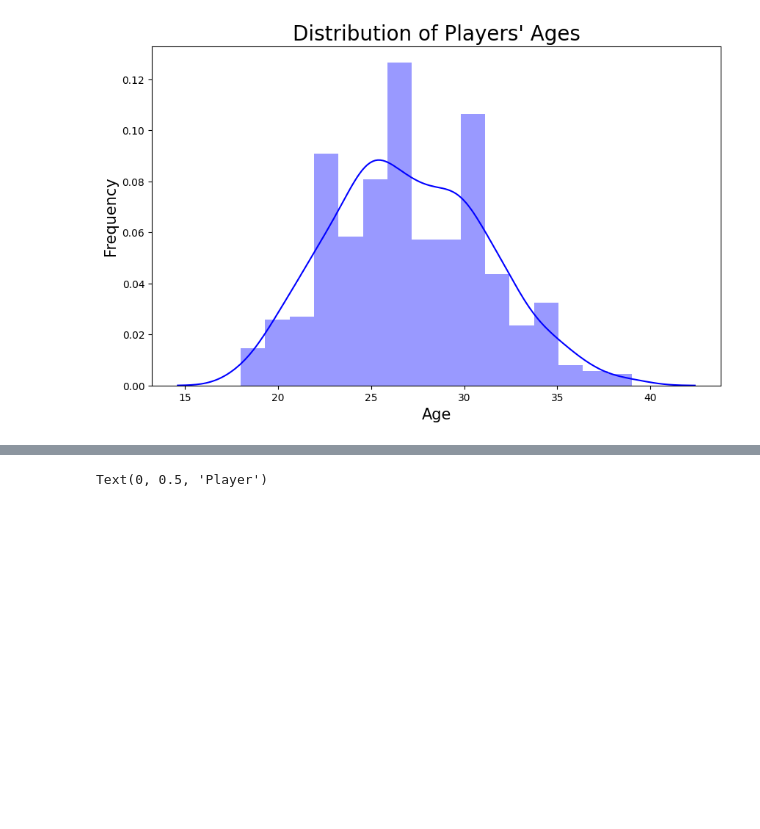
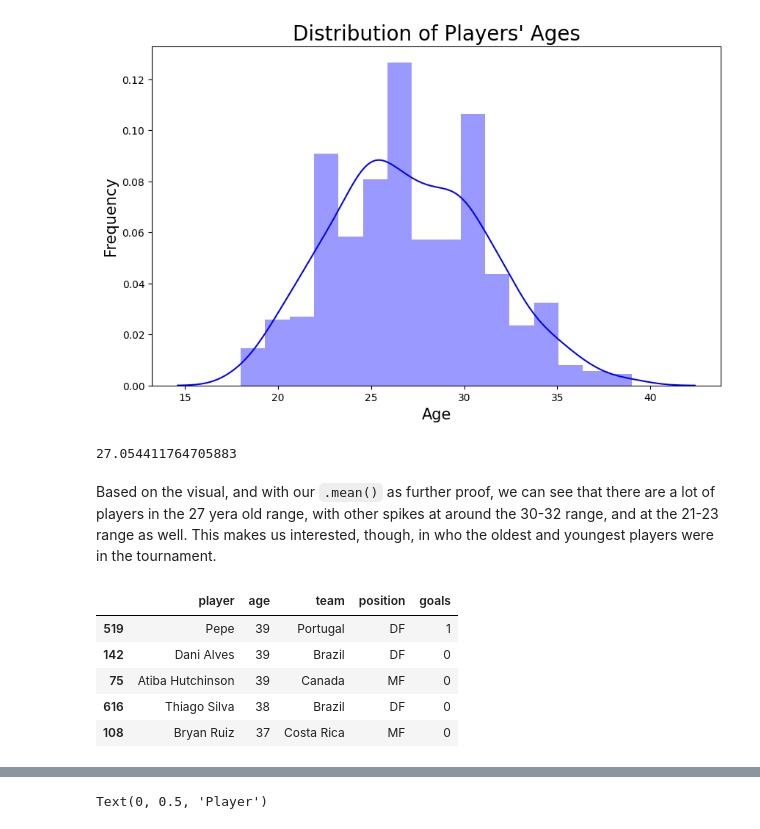
Before and after one commit to ccvale/2022-Qatar-World-Cup-Analysis, a Jupyter notebook: worldcup.ipynb, the cells around one changed output, grey strips where cells are left out. Saved outputs shown, nothing was run; the diff lists cells and outputs as text; code cells hidden in the pictures; blank space fills up the shorter version.

```diff
--- a/worldcup.ipynb
+++ b/worldcup.ipynb
@@ -467,3 +466,18 @@ plt.ylabel('Frequency', fontsize=15)
 plt.show()
 # %% [output]
 [figure]
+# %%
+players['age'].mean()
+# %% [output]
+27.054411764705883
+# %% [markdown]
+Based on the visual, and with our `.mean()` as further proof, we can see that there are a lot of players in the 27 yera old range, with other spikes at around the 30-32 range, and at the 21-23 range as well. This makes us interested, though, in who the oldest and youngest players were in the tournament.
+# %%
+players.sort_values('age', ascending=False).head()[['player', 'age', 'team', 'position', 'goals']].sort_values('goals', ascending=False)
+# %% [output]
+|  | player | age | team | position | goals |
+| 519 | Pepe | 39 | Portugal | DF | 1 |
+| 142 | Dani Alves | 39 | Brazil | DF | 0 |
+| 75 | Atiba Hutchinson | 39 | Canada | MF | 0 |
+| 616 | Thiago Silva | 38 | Brazil | DF | 0 |
+| 108 | Bryan Ruiz | 37 | Costa Rica | MF | 0 |
```
Also changed, not shown: parts of 22 cells of this notebook, 2 other files.
